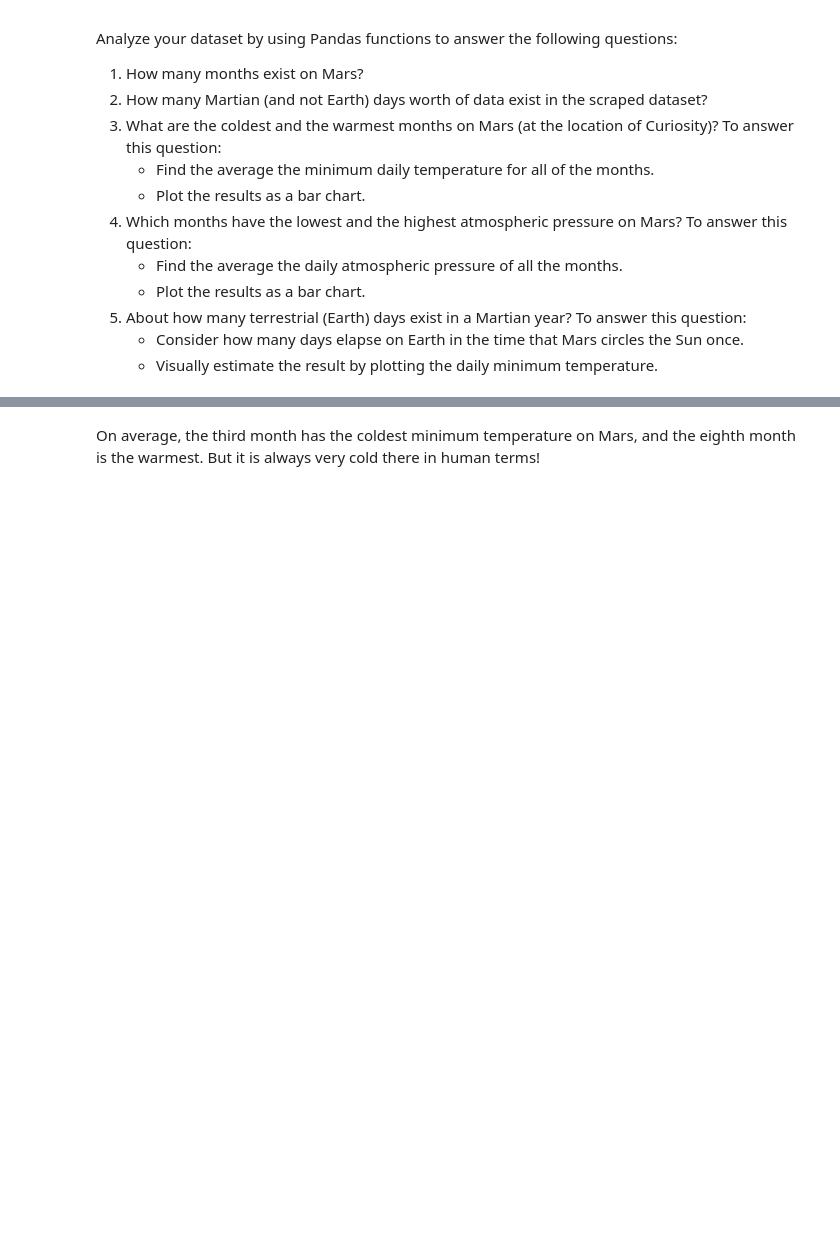
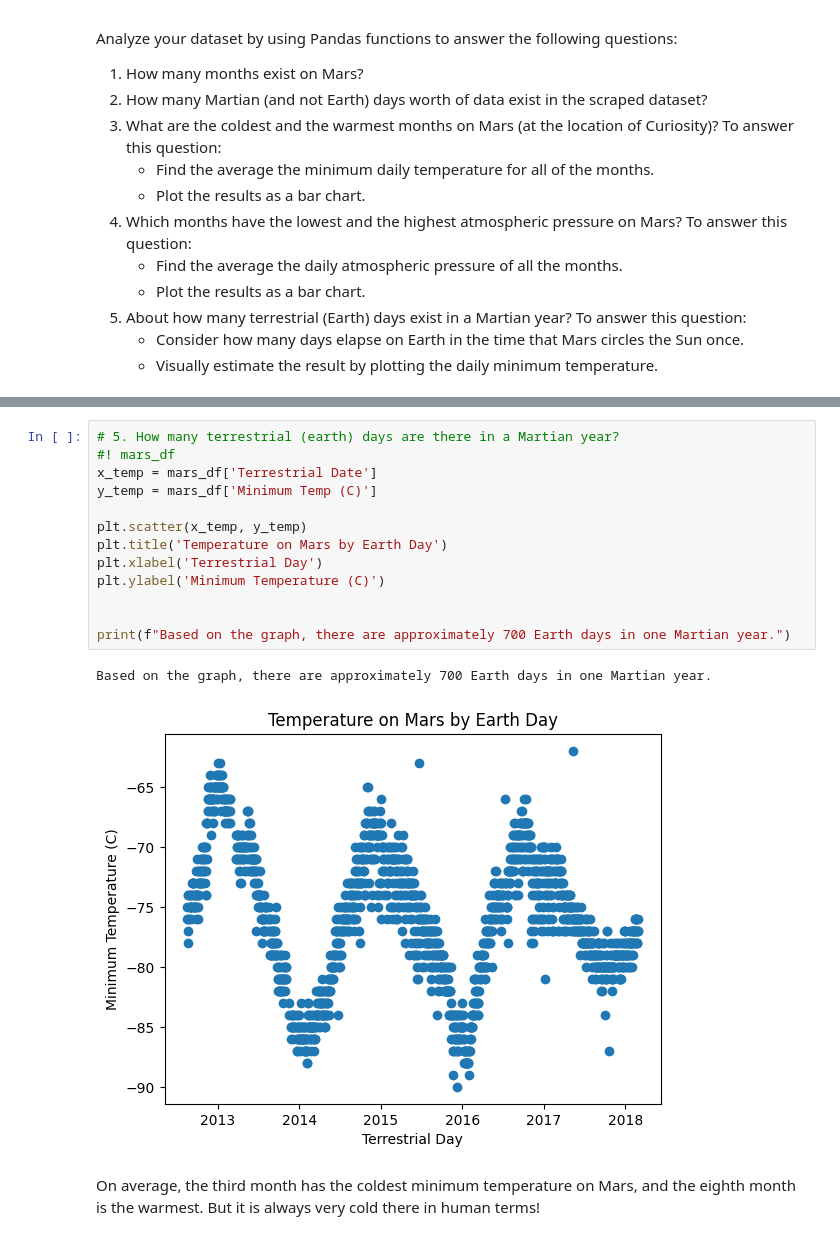
Before and after one commit to ginafender/mars-challenge, a Jupyter notebook: Starter_Code/part_2_mars_weather.ipynb, the cells around one changed output, grey strips where cells are left out. Drawn from its saved outputs; the diff is of its cells as text; blank space fills up the shorter version.

```diff
--- a/Starter_Code/part_2_mars_weather.ipynb
+++ b/Starter_Code/part_2_mars_weather.ipynb
@@ -169,3 +246,19 @@ Analyze your dataset by using Pandas functions to answer the following questions
+# %%
+# 5. How many terrestrial (earth) days are there in a Martian year?
+#! mars_df
+x_temp = mars_df['Terrestrial Date']
+y_temp = mars_df['Minimum Temp (C)']
+
+plt.scatter(x_temp, y_temp)
+plt.title('Temperature on Mars by Earth Day')
+plt.xlabel('Terrestrial Day')
+plt.ylabel('Minimum Temperature (C)')
+
+
+print(f"Based on the graph, there are approximately 700 Earth days in one Martian year.")
+# %% [output]
+Based on the graph, there are approximately 700 Earth days in one Martian year.
+[figure, added]
 # %% [markdown]
 On average, the third month has the coldest minimum temperature on Mars, and the eighth month is the warmest. But it is always very cold there in human terms!
 # %% [markdown]
```
Also changed, not shown: parts of 15 cells of this notebook, 1 other file.
